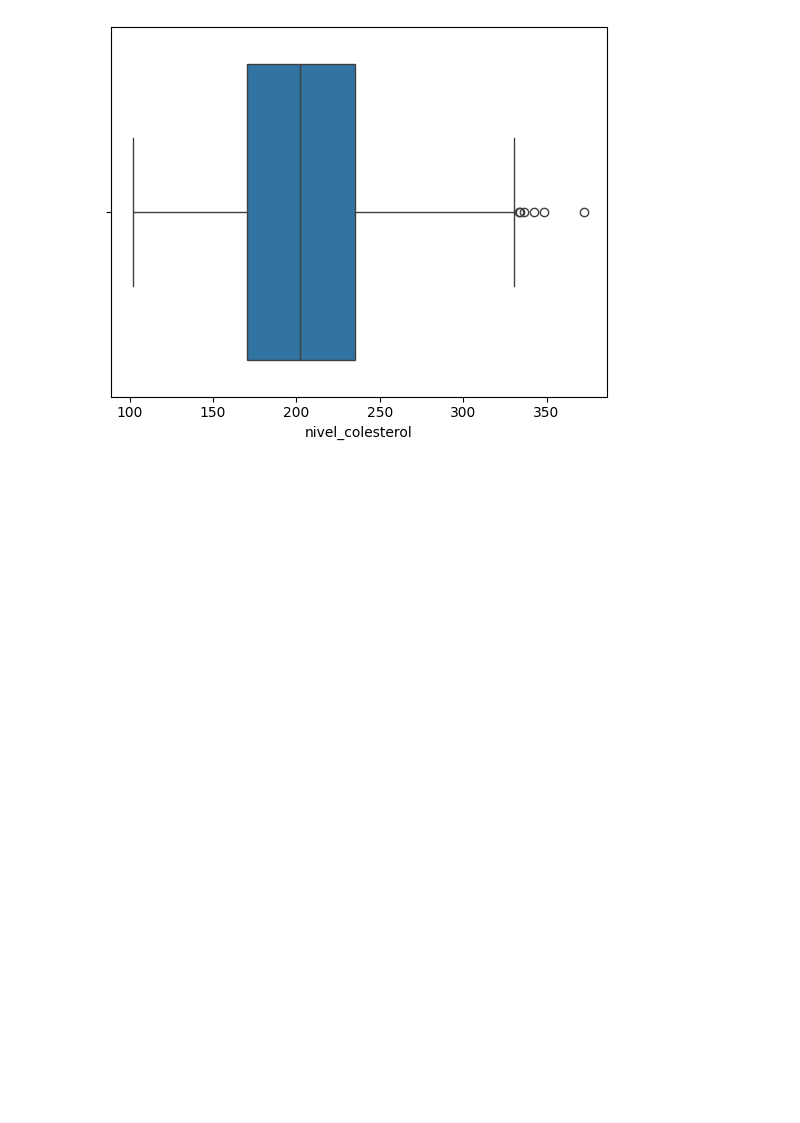
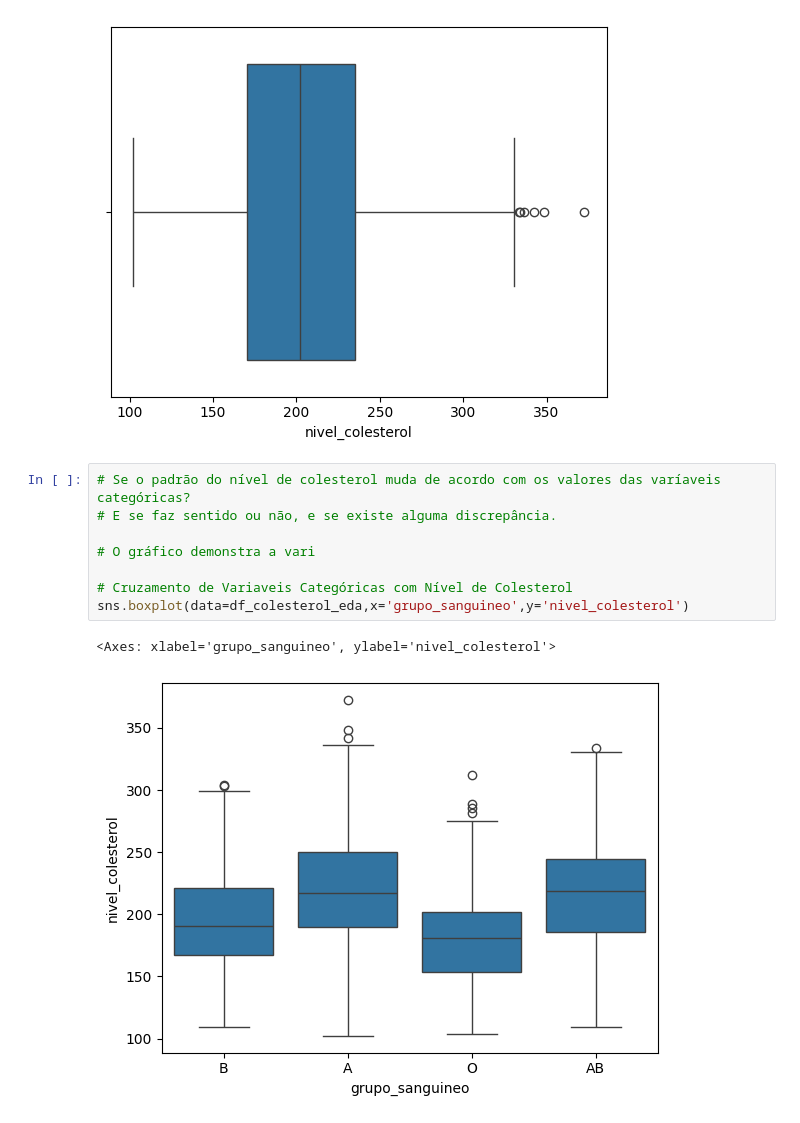
Before and after one commit to HikaroRibeiro/modelo_colesterol, a Jupyter notebook: modelo_colesterol.ipynb, the cells around one changed output. Cells and saved outputs as stored; diff of their text form; blank space fills up the shorter version.

```diff
--- a/modelo_colesterol.ipynb
+++ b/modelo_colesterol.ipynb
@@ -217,3 +217,14 @@ sns.boxplot(data=df_colesterol_eda, x='nivel_colesterol')
 # %% [output]
 <Axes: xlabel='nivel_colesterol'>
 [figure]
+# %%
+# Se o padrão do nível de colesterol muda de acordo com os valores das varíaveis categóricas?
+# E se faz sentido ou não, e se existe alguma discrepância.
+
+# O gráfico demonstra a vari
+
+# Cruzamento de Variaveis Categóricas com Nível de Colesterol
+sns.boxplot(data=df_colesterol_eda,x='grupo_sanguineo',y='nivel_colesterol')
+# %% [output]
+<Axes: xlabel='grupo_sanguineo', ylabel='nivel_colesterol'>
+[figure, added]
```
Also changed, not shown: parts of 9 cells of this notebook.
